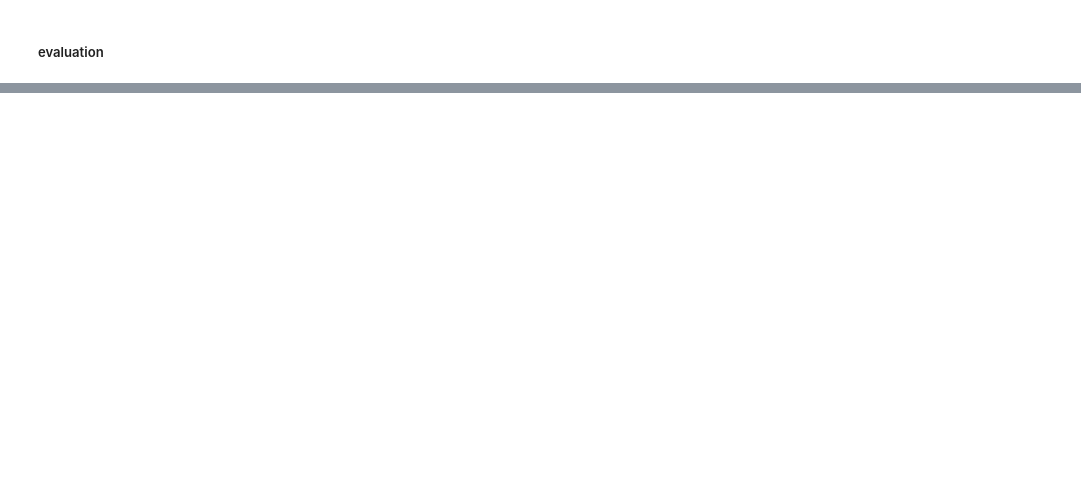
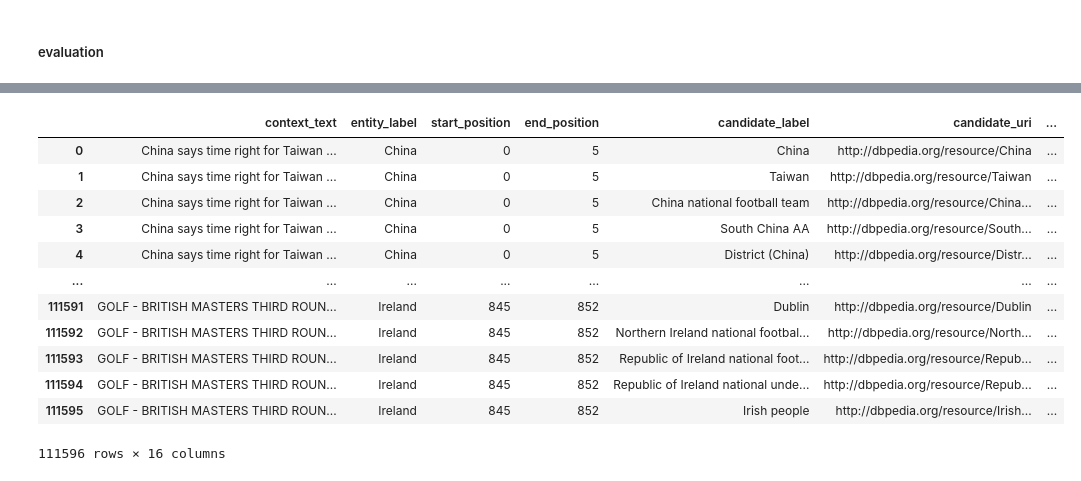
Before and after one commit to Danzigerrr/ProbNEL, a Jupyter notebook: Colab Notebooks/Candidate_Selector_Heavy_AI_Model.ipynb, the cells around one changed output, grey strips where cells are left out. Saved outputs shown, nothing was run; the diff lists cells and outputs as text; code cells hidden in the pictures; blank space fills up the shorter version.

```diff
--- a/Colab Notebooks/Candidate_Selector_Heavy_AI_Model.ipynb
+++ b/Colab Notebooks/Candidate_Selector_Heavy_AI_Model.ipynb
@@ -1245,2 +1125,2 @@ DataFrame saved to scored_data_20250422_192748.csv
 # %%
-df = pd.read_csv("scored_data_20250422_192748.csv")
+df = pd.read_csv("scored_data_first_document_entities_normalized_20250422_222248.csv")
@@ -1247,3 +1139,19 @@ df = pd.read_csv("scored_data_20250422_192748.csv")
+# %%
+df
+# %% [output]
+|  | context_text | entity_label | start_position | end_position | candidate_label | candidate_uri | ... |
+| 0 | China says time right for Taiwan ... | China | 0 | 5 | China | http://dbpedia.org/resource/China | ... |
+| 1 | China says time right for Taiwan ... | China | 0 | 5 | Taiwan | http://dbpedia.org/resource/Taiwan | ... |
+| 2 | China says time right for Taiwan ... | China | 0 | 5 | China national football team | http://dbpedia.org/resource/China... | ... |
+| 3 | China says time right for Taiwan ... | China | 0 | 5 | South China AA | http://dbpedia.org/resource/South... | ... |
+| 4 | China says time right for Taiwan ... | China | 0 | 5 | District (China) | http://dbpedia.org/resource/Distr... | ... |
+| ... | ... | ... | ... | ... | ... | ... | ... |
+| 111591 | GOLF - BRITISH MASTERS THIRD ROUN... | Ireland | 845 | 852 | Dublin | http://dbpedia.org/resource/Dublin | ... |
+| 111592 | GOLF - BRITISH MASTERS THIRD ROUN... | Ireland | 845 | 852 | Northern Ireland national footbal... | http://dbpedia.org/resource/North... | ... |
+| 111593 | GOLF - BRITISH MASTERS THIRD ROUN... | Ireland | 845 | 852 | Republic of Ireland national foot... | http://dbpedia.org/resource/Repub... | ... |
+| 111594 | GOLF - BRITISH MASTERS THIRD ROUN... | Ireland | 845 | 852 | Republic of Ireland national unde... | http://dbpedia.org/resource/Repub... | ... |
+| 111595 | GOLF - BRITISH MASTERS THIRD ROUN... | Ireland | 845 | 852 | Irish people | http://dbpedia.org/resource/Irish... | ... |
+111596 rows × 16 columns
 # %%
 df_with_best_flag = create_best_candidate_flag_grouped(df.copy(), golden_annotations)
 # %%
```
Also changed, not shown: parts of 46 cells of this notebook.
